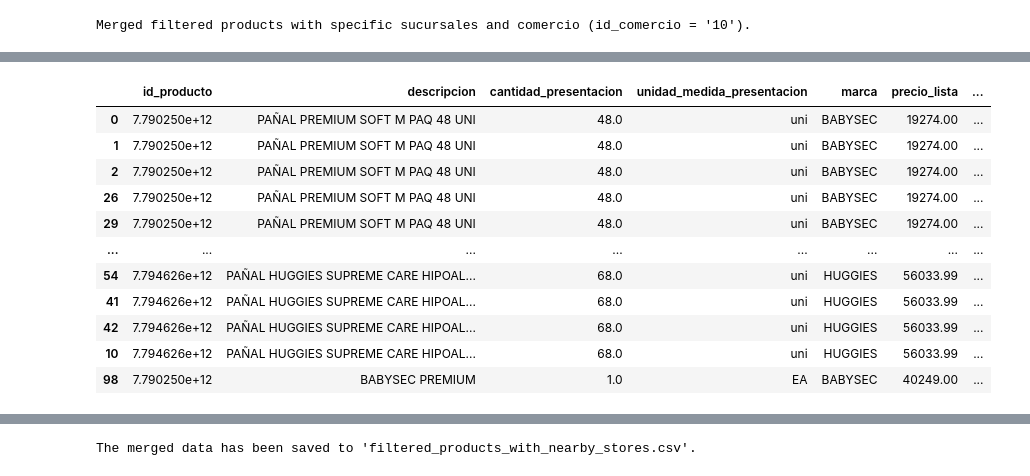
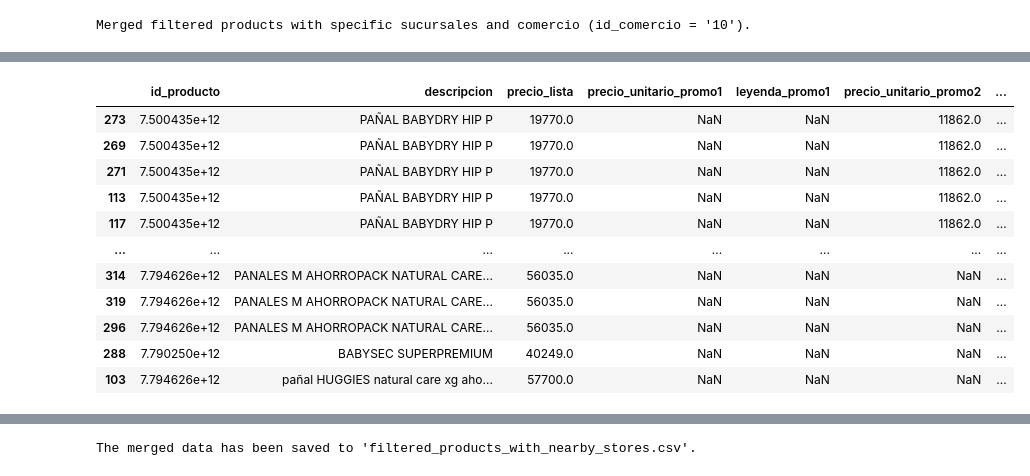
Before and after one commit to fernandosuarez89/fernandosuarez89.github.io, a Jupyter notebook: SEPA.ipynb, the cells around one changed output, grey strips where cells are left out. Cells and saved outputs as stored; diff of their text form; code cells hidden in the pictures.

```diff
--- a/SEPA.ipynb
+++ b/SEPA.ipynb
@@ -353,7 +407,8 @@ my_location = ['-34.53535860586283', '-58.47559604248442']
 sucursales = all_sucursales_df.drop(columns = [ 'lunes_horario_atencion', 'martes_horario_atencion', 'miercoles_horario_atencion', 'jueves_horario_atencion', 'viernes_horario_atencion', 'sabado_horario_atencion', 'domingo_horario_atencion'])
 sucursales['distance'] = sucursales.apply(lambda row: distance_haversine(my_location[0], my_location[1], row['latitud'], row['longitud']), axis=1)
 # all_sucursales_df[all_sucursales_df['bandera'].isin(bandera_filtro)]
-sucursales_2 = sucursales[(sucursales['distance'] <= 6) | (sucursales['distance'].isna())]
+sucursales_2 = sucursales[(sucursales['distance'] <= 6) |
+                          (sucursales['distance'].isna())]
 # sucursales_3 = sucursales[(sucursales['id_comercio'] == "9") & (sucursales['id_sucursal'] == "5202")]
 # sucursales_2
 # %%
@@ -430,15 +470,6 @@ final_merged_filtered_data = pd.merge(
     how='inner' # Use inner merge to only keep matching products, stores, and commercial entities
 )
 
-# Re-merge with product_details_df to ensure 'marca_ok', 'segmento', 'talle', 'unidades' are present
-# This step is added to explicitly re-introduce these columns if they were lost during previous merges
-final_merged_filtered_data = pd.merge(
-    final_merged_filtered_data,
-    product_details_df[['id_producto', 'marca_ok', 'segmento', 'talle', 'unidades']],
-    on='id_producto',
-    how='left' # Use left merge to keep all entries from the main DataFrame
-)
-
 print("Merged filtered products with specific sucursales and comercio (id_comercio = '10').")
 # display(final_merged_filtered_data.head())
 # %% [output]
@@ -465,38 +496,42 @@ selected_columns = [
     'calle',
     'numero',
     'bandera_nombre',
-    'marca_ok_y',
-    'segmento_y',
-    'talle_y',
-    'unidades_y'
+    'marca_ok',
+    'segmento',
+    'talle',
+    'unidades'
 ]
 
-# Filter the DataFrame to keep only the selected columns
-final_merged_filtered_data_selected = final_merged_filtered_data[selected_columns].copy()
+# Dynamically filter selected_columns to only keep those that actually exist in final_merged_filtered_data
+existing_columns = [col for col in selected_columns if col in final_merged_filtered_data.columns]
 
-# Ensure 'unidades_y' is numeric (important for division) and handle potential NaN values
-final_merged_filtered_data_selected['unidades_y'] = pd.to_numeric(final_merged_filtered_data_selected['unidades_y'], errors='coerce')
+# Filter the DataFrame to keep only the existing selected columns
+final_merged_filtered_data_selected = final_merged_filtered_data[existing_columns].copy()
 
-# Calculate potential unit prices by dividing by 'unidades_y'
-promo2_divided = final_merged_filtered_data_selected['precio_unitario_promo2'] / final_merged_filtered_data_selected['unidades_y']
-promo1_divided = final_merged_filtered_data_selected['precio_unitario_promo1'] / final_merged_filtered_data_selected['unidades_y']
-lista_divided = final_merged_filtered_data_selected['precio_lista'] / final_merged_filtered_data_selected['unidades_y']
+# Ensure 'unidades' is numeric (important for division) and handle potential NaN values if it exists
+if 'unidades' in final_merged_filtered_data_selected.columns:
+    final_merged_filtered_data_selected['unidades'] = pd.to_numeric(final_merged_filtered_data_selected['unidades'], errors='coerce')
 
-# Replace infinite values (e.g., from division by zero) with NaN so fillna can work correctly
-promo2_divided.replace([np.inf, -np.inf], np.nan, inplace=True)
-promo1_divided.replace([np.inf, -np.inf], np.nan, inplace=True)
-lista_divided.replace([np.inf, -np.inf], np.nan, inplace=True)
+    # Calculate potential unit prices by dividing by 'unidades'
+    promo2_divided = final_merged_filtered_data_selected.get('precio_unitario_promo2', np.nan) / final_merged_filtered_data_selected['unidades']
+    promo1_divided = final_merged_filtered_data_selected.get('precio_unitario_promo1', np.nan) / final_merged_filtered_data_selected['unidades']
+    lista_divided = final_merged_filtered_data_selected.get('precio_lista', np.nan) / final_merged_filtered_data_selected['unidades']
 
-# Apply coalesce logic: use promo2_divided if available, else promo1_divided, else lista_divided
-final_merged_filtered_data_selected['precio_unitario_por_unidad'] = (
-    promo2_divided
-    .fillna(promo1_divided)
-    .fillna(lista_divided)
-)
+    # Replace infinite values (e.g., from division by zero) with NaN so fillna can work correctly
+    promo2_divided = promo2_divided.replace([np.inf, -np.inf], np.nan) if hasattr(promo2_divided, 'replace') else promo2_divided
+    promo1_divided = promo1_divided.replace([np.inf, -np.inf], np.nan) if hasattr(promo1_divided, 'replace') else promo1_divided
+    lista_divided = lista_divided.replace([np.inf, -np.inf], np.nan) if hasattr(lista_divided, 'replace') else lista_divided
 
-# Sort the DataFrame by the new calculated unit price
-final_merged_filtered_data_selected = final_merged_filtered_data_selected.sort_values(by='precio_unitario_por_unidad', ascending=True)
+    # Apply coalesce logic: use promo2_divided if available, else promo1_divided, else lista_divided
+    final_merged_filtered_data_selected['precio_unitario_por_unidad'] = (
+        promo2_divided
+        .fillna(promo1_divided)
+        .fillna(lista_divided)
+    )
 
-print("DataFrame with selected columns, new calculated unit price, and sorted:")
+    # Sort the DataFrame by the new calculated unit price
+    final_merged_filtered_data_selected = final_merged_filtered_data_selected.sort_values(by='precio_unitario_por_unidad', ascending=True)
+
+print("DataFrame with available selected columns, calculated unit price, and sorted:")
 display(final_merged_filtered_data_selected)
 # %% [output]
@@ -504,12 +539,12 @@ DataFrame with selected columns, new calculated unit price, and sorted:
-|  | id_producto | descripcion | cantidad_presentacion | unidad_medida_presentacion | marca | precio_lista | ... |
-| 0 | 7.790250e+12 | PAÑAL PREMIUM SOFT M PAQ 48 UNI | 48.0 | uni | BABYSEC | 19274.00 | ... |
-| 1 | 7.790250e+12 | PAÑAL PREMIUM SOFT M PAQ 48 UNI | 48.0 | uni | BABYSEC | 19274.00 | ... |
-| 2 | 7.790250e+12 | PAÑAL PREMIUM SOFT M PAQ 48 UNI | 48.0 | uni | BABYSEC | 19274.00 | ... |
-| 26 | 7.790250e+12 | PAÑAL PREMIUM SOFT M PAQ 48 UNI | 48.0 | uni | BABYSEC | 19274.00 | ... |
-| 29 | 7.790250e+12 | PAÑAL PREMIUM SOFT M PAQ 48 UNI | 48.0 | uni | BABYSEC | 19274.00 | ... |
+|  | id_producto | descripcion | precio_lista | precio_unitario_promo1 | leyenda_promo1 | precio_unitario_promo2 | ... |
+| 273 | 7.500435e+12 | PAÑAL BABYDRY HIP P | 19770.0 | NaN | NaN | 11862.0 | ... |
+| 269 | 7.500435e+12 | PAÑAL BABYDRY HIP P | 19770.0 | NaN | NaN | 11862.0 | ... |
+| 271 | 7.500435e+12 | PAÑAL BABYDRY HIP P | 19770.0 | NaN | NaN | 11862.0 | ... |
+| 113 | 7.500435e+12 | PAÑAL BABYDRY HIP P | 19770.0 | NaN | NaN | 11862.0 | ... |
+| 117 | 7.500435e+12 | PAÑAL BABYDRY HIP P | 19770.0 | NaN | NaN | 11862.0 | ... |
 | ... | ... | ... | ... | ... | ... | ... | ... |
-| 54 | 7.794626e+12 | PAÑAL HUGGIES SUPREME CARE HIPOAL... | 68.0 | uni | HUGGIES | 56033.99 | ... |
-| 41 | 7.794626e+12 | PAÑAL HUGGIES SUPREME CARE HIPOAL... | 68.0 | uni | HUGGIES | 56033.99 | ... |
-| 42 | 7.794626e+12 | PAÑAL HUGGIES SUPREME CARE HIPOAL... | 68.0 | uni | HUGGIES | 56033.99 | ... |
-| 10 | 7.794626e+12 | PAÑAL HUGGIES SUPREME CARE HIPOAL... | 68.0 | uni | HUGGIES | 56033.99 | ... |
-| 98 | 7.790250e+12 | BABYSEC PREMIUM | 1.0 | EA | BABYSEC | 40249.00 | ... |
+| 314 | 7.794626e+12 | PANALES M AHORROPACK NATURAL CARE... | 56035.0 | NaN | NaN | NaN | ... |
+| 319 | 7.794626e+12 | PANALES M AHORROPACK NATURAL CARE... | 56035.0 | NaN | NaN | NaN | ... |
+| 296 | 7.794626e+12 | PANALES M AHORROPACK NATURAL CARE... | 56035.0 | NaN | NaN | NaN | ... |
+| 288 | 7.790250e+12 | BABYSEC SUPERPREMIUM | 40249.0 | NaN | NaN | NaN | ... |
+| 103 | 7.794626e+12 | pañal HUGGIES natural care xg aho... | 57700.0 | NaN | NaN | NaN | ... |
```
Also changed, not shown: parts of 26 cells of this notebook.
